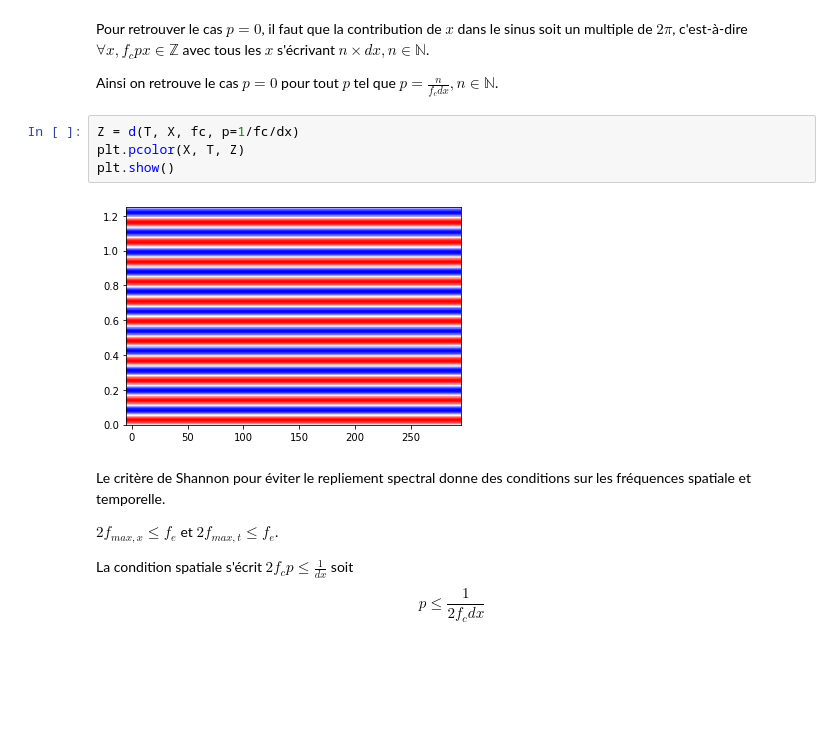
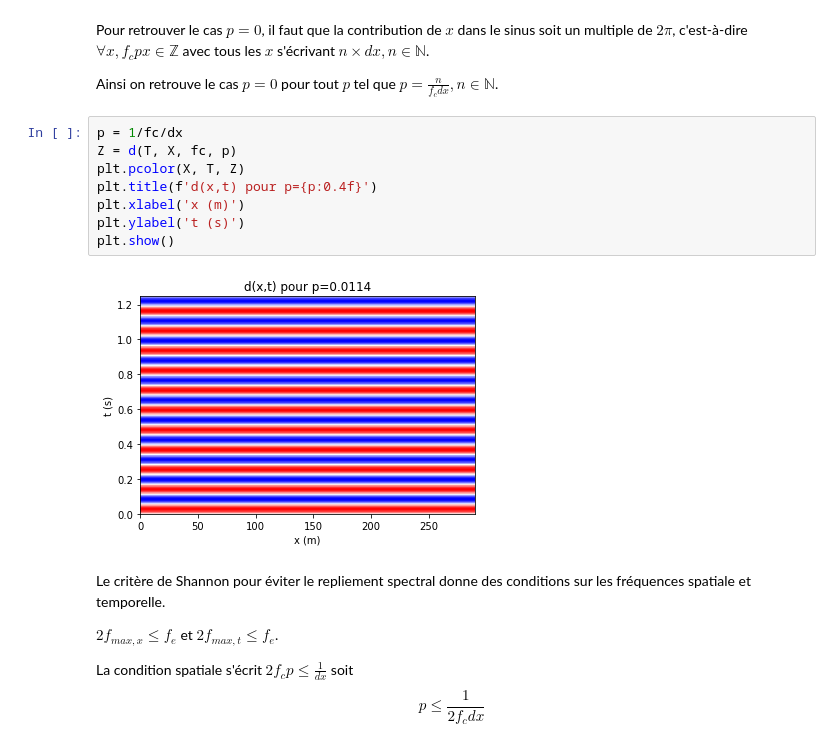
Before and after one commit to gabrielleberrada/projet_traitement_signal, a Jupyter notebook: mini_projet_interpolation/mini_projet_groupe3.ipynb, the cells around one changed output. Cells and saved outputs as stored; diff of their text form; blank space fills up the shorter version.

```diff
--- a/mini_projet_interpolation/mini_projet_groupe3.ipynb
+++ b/mini_projet_interpolation/mini_projet_groupe3.ipynb
@@ -159,11 +162,15 @@ Pour retrouver le cas $p=0$, il faut que la contribution de $x$ dans le sinus so
 
 Ainsi on retrouve le cas $p=0$ pour tout $p$ tel que $p = \frac{n}{f_c dx}, n\in \mathbb{N}$.
 # %%
-Z = d(T, X, fc, p=1/fc/dx)
+p = 1/fc/dx
+Z = d(T, X, fc, p)
 plt.pcolor(X, T, Z)
+plt.title(f'd(x,t) pour p={p:0.4f}')
+plt.xlabel('x (m)')
+plt.ylabel('t (s)')
 plt.show()
 # %% [output]
-[figure, old version]
+[figure, new version]
 # %% [markdown]
 Le critère de Shannon pour éviter le repliement spectral donne des conditions sur les fréquences spatiale et temporelle.
 
```
Also changed, not shown: parts of 11 cells of this notebook.
